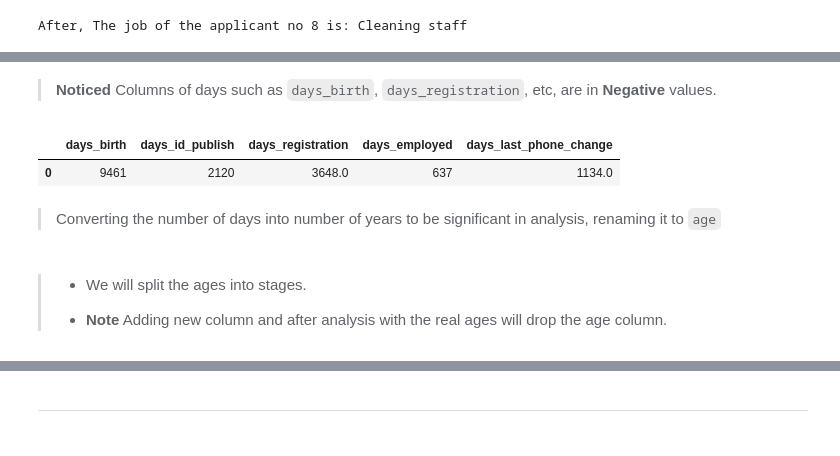
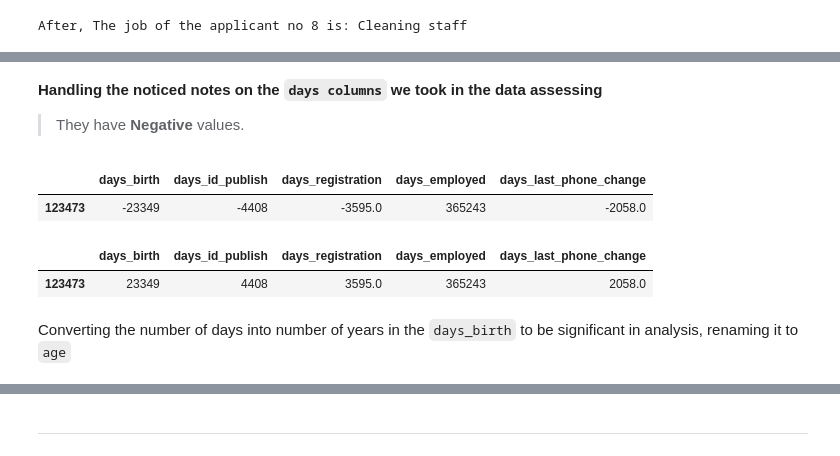
Before and after one commit to mo7amed7assan1911/Loan_Default_Study, a Jupyter notebook: Loan_Default_Study.ipynb, the cells around one changed output, grey strips where cells are left out. Cells and saved outputs as stored; diff of their text form; code cells hidden in the pictures.

```diff
--- a/Loan_Default_Study.ipynb
+++ b/Loan_Default_Study.ipynb
@@ -457,8 +532,8 @@ missing_percentages = get_percentage_of_missing(df_cleaning)
 missing_greater_47 = missing_percentages[missing_percentages >= 47].index.tolist()
 # %%
-df_cleaning.drop(columns=missing_greater_47, inplace=True)
+df.drop(columns=missing_greater_47, inplace=True)
 
-df_cleaning.head(2)
+df.head(2)
 # %% [output]
 |  | sk_id_curr | target | name_contract_type | code_gender | flag_own_car | flag_own_realty | cnt_children | ... |
 | 0 | 100002 | 1 | Cash loans | M | N | Y | 0 | ... |
@@ -467,0 +544,2 @@ df_cleaning.head(2)
+# %%
+x_train, x_test, y_train, y_test = train_test_split(df.drop(columns=['sk_id_curr', 'target']), df.target, test_size=0.2, random_state=42)
@@ -468 +552,13 @@ df_cleaning.head(2)
+# %%
+# Converting them to null values to handel them as nulls
+
+x_train.code_gender[x_train.code_gender == 'XNA'] = np.nan
+x_test.code_gender[x_test.code_gender == 'XNA'] = np.nan
+
+x_train.name_family_status[x_train.name_family_status == 'Unknown'] = np.nan
+x_test.code_gender[x_test.name_family_status == 'Unknown'] = np.nan
+
+
+# x_train.organization_type[x_train.organization_type == 'XNA'] = np.nan
+# x_test.organization_type[x_test.organization_type == 'XNA'] = np.nan
 # %%
@@ -501,5 +601,7 @@ print(f'Befor, The job of the applicant no 8 is: {df_cleaning.occupation_type[8]
 # %% [output]
 Befor, The job of the applicant no 8 is: nan
 # %%
-df_cleaning['occupation_type'] = df_cleaning.apply(lambda row: get_occupation_type(row), axis=1)
+# applay the data from only the train set into train, test sets.
+x_train['occupation_type'] = x_train.apply(lambda row: get_occupation_type(row), axis=1)
+x_test['occupation_type'] = x_test.apply(lambda row: get_occupation_type(row), axis=1)
 # %%
@@ -544,13 +613,21 @@ num_df.describe()
 # %% [markdown]
-> **Noticed** Columns of days such as `days_birth`, `days_registration`, etc, are in **Negative** values.
+**Handling the noticed notes on the `days columns` we took in the data assessing**
+
+> They have **Negative** values.
 # %%
 days_columns = ['days_birth', 'days_id_publish', 'days_registration', 'days_employed', 'days_last_phone_change']
-
-df_cleaning[days_columns] = df_cleaning[days_columns].abs()
-df_cleaning[days_columns].head(1)
+x_train[days_columns].head(1)
 # %% [output]
 |  | days_birth | days_id_publish | days_registration | days_employed | days_last_phone_change |
-| 0 | 9461 | 2120 | 3648.0 | 637 | 1134.0 |
+| 123473 | -23349 | -4408 | -3595.0 | 365243 | -2058.0 |
+# %%
+x_train[days_columns] = x_train[days_columns].abs()
+x_test[days_columns] = x_test[days_columns].abs()
+
+x_train[days_columns].head(1)
+# %% [output]
+|  | days_birth | days_id_publish | days_registration | days_employed | days_last_phone_change |
+| 123473 | 23349 | 4408 | 3595.0 | 365243 | 2058.0 |
 # %% [markdown]
-> Converting the number of days into number of years to be significant in analysis, renaming it to `age`
+Converting the number of days into number of years in the `days_birth` to be significant in analysis, renaming it to `age`
 # %%
@@ -560,4 +638,0 @@ df_cleaning.rename(columns={'days_birth': 'age'}, inplace=True)
-# %% [markdown]
-> * We will split the ages into stages.
->
-> * **Note** Adding new column and after analysis with the real ages will drop the age column.
```
Also changed, not shown: parts of 110 cells of this notebook.
